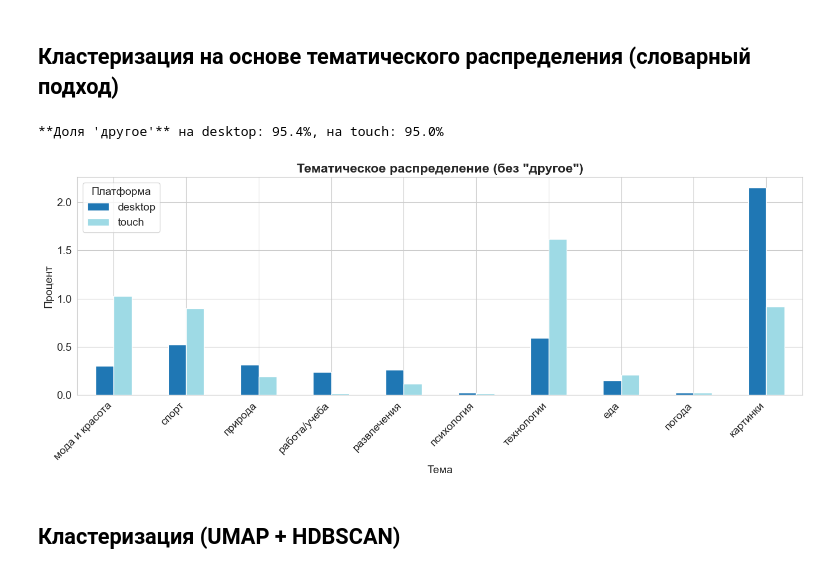
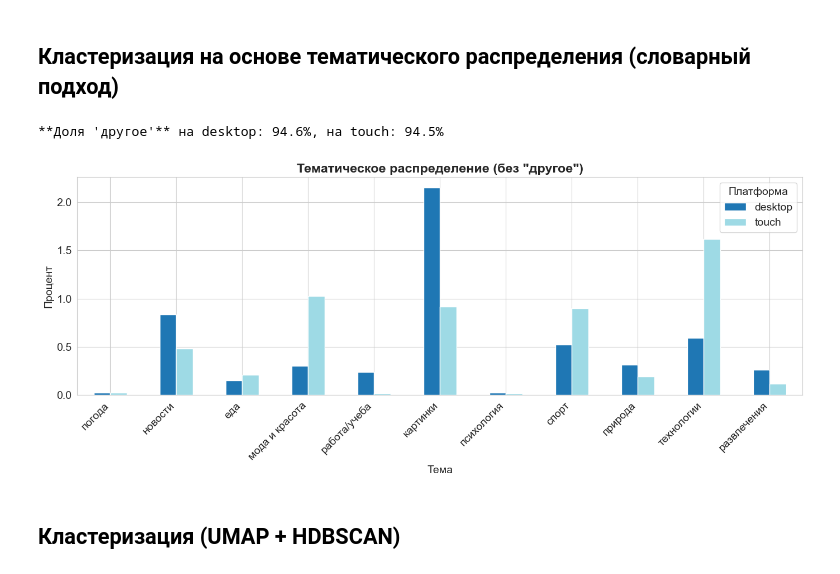
Before and after one commit to Mihail-Chr/projects, a Jupyter notebook: BI analiz YAndex/test_yandex_BI_analize-Copy1.ipynb, the cells around one changed output. Cells and saved outputs as stored; diff of their text form; code cells hidden in the pictures.

```diff
--- a/BI analiz YAndex/test_yandex_BI_analize-Copy1.ipynb
+++ b/BI analiz YAndex/test_yandex_BI_analize-Copy1.ipynb
@@ -302,6 +301,7 @@ topic_keywords_manual = {
     'спорт': ['спорт', 'тренировка', 'фитнес'],
     'поздравления_утро': ['доброе утро', 'добрый день', 'добрый вечер'],
     'картинки': ['картинка', 'обои', 'фон', 'рисунок'],
+    'новости': ['новости', 'новость', 'новый', 'сегодня', 'события', 'мир'],
 }
 
 def assign_topic(norm_query):
@@ -314,35 +314,35 @@ def assign_topic(norm_query):
 # Применяем к polars (можно через map_elements)
 df_pl = df_pl.with_columns(
     pl.col('norm_query').map_elements(assign_topic, return_dtype=pl.String).alias('topic')
 )
 
 # Распределение тем по платформам (polars)
 topic_dist = df_pl.group_by(['platform', 'topic']).agg(pl.len().alias('cnt')).pivot(
     index='platform', columns='topic', values='cnt', aggregate_function='first'
 ).fill_null(0)
 
 # Переведём в pandas для удобства визуализации
 topic_dist_pd = topic_dist.to_pandas().set_index('platform')
 topic_dist_pct = topic_dist_pd.div(topic_dist_pd.sum(axis=1), axis=0) * 100
 
 # Исключаем "другое"
 if 'другое' in topic_dist_pct.columns:
     other_vals = topic_dist_pct['другое']
     print(f"**Доля 'другое'** на desktop: {other_vals.get('desktop', 0):.1f}%, на touch: {other_vals.get('touch', 0):.1f}%")
     topic_dist_pct = topic_dist_pct.drop(columns=['другое'])
 
 # График
 ax = topic_dist_pct.T.plot(kind='bar', figsize=(14,6), colormap='tab20')
 plt.title('Тематическое распределение (без "другое")', fontweight='bold')
 plt.xlabel('Тема')
 plt.ylabel('Процент')
 plt.legend(title='Платформа')
 plt.xticks(rotation=45, ha='right')
 plt.tight_layout()
 plt.show()
 # %% [output]
-**Доля 'другое'** на desktop: 95.4%, на touch: 95.0%
+**Доля 'другое'** на desktop: 94.6%, на touch: 94.5%
-[figure, old version]
+[figure, new version]
 # %% [markdown]
 ## Кластеризация (UMAP + HDBSCAN)
 # %%
```
Also changed, not shown: parts of 10 cells of this notebook.
